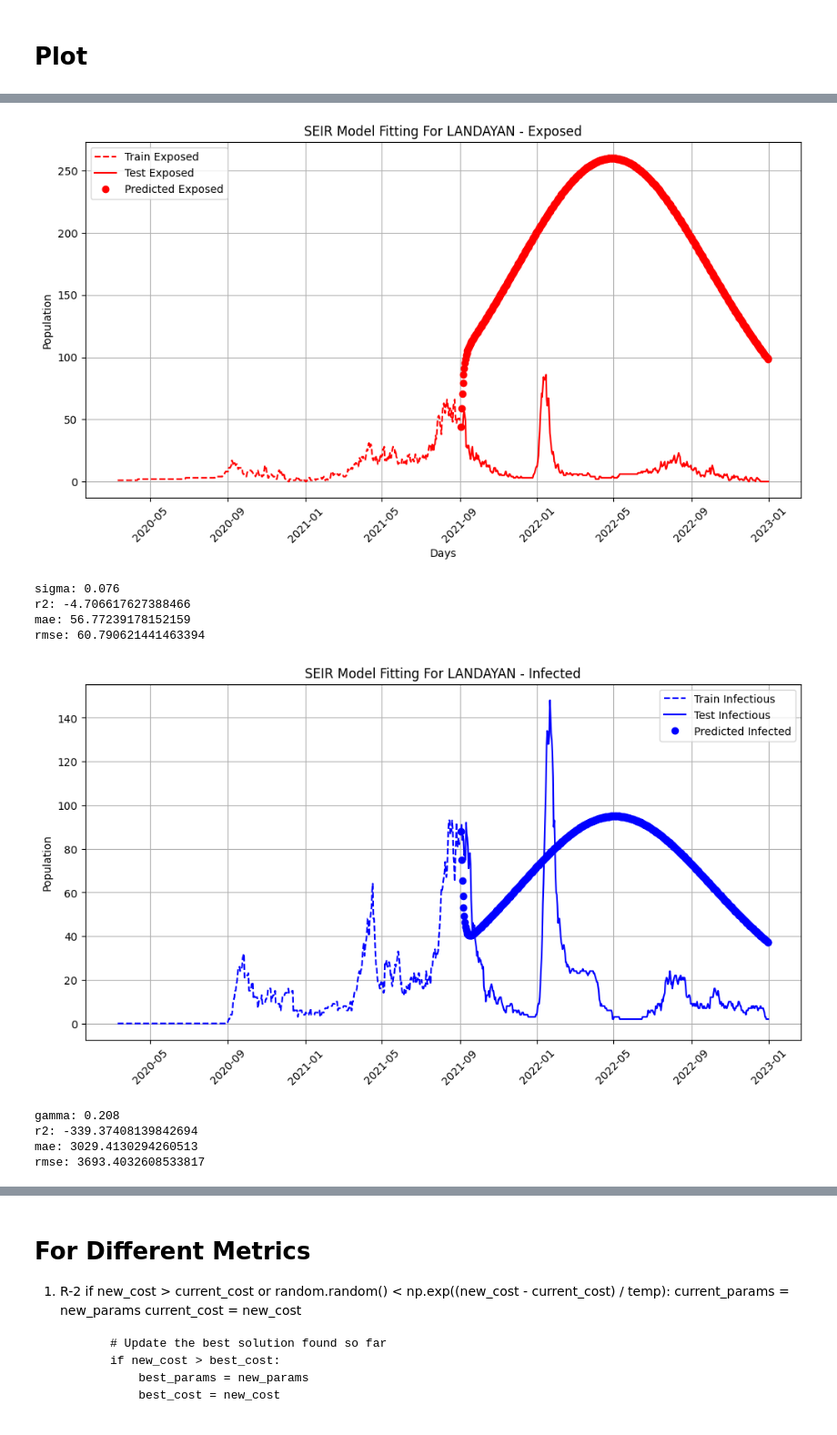
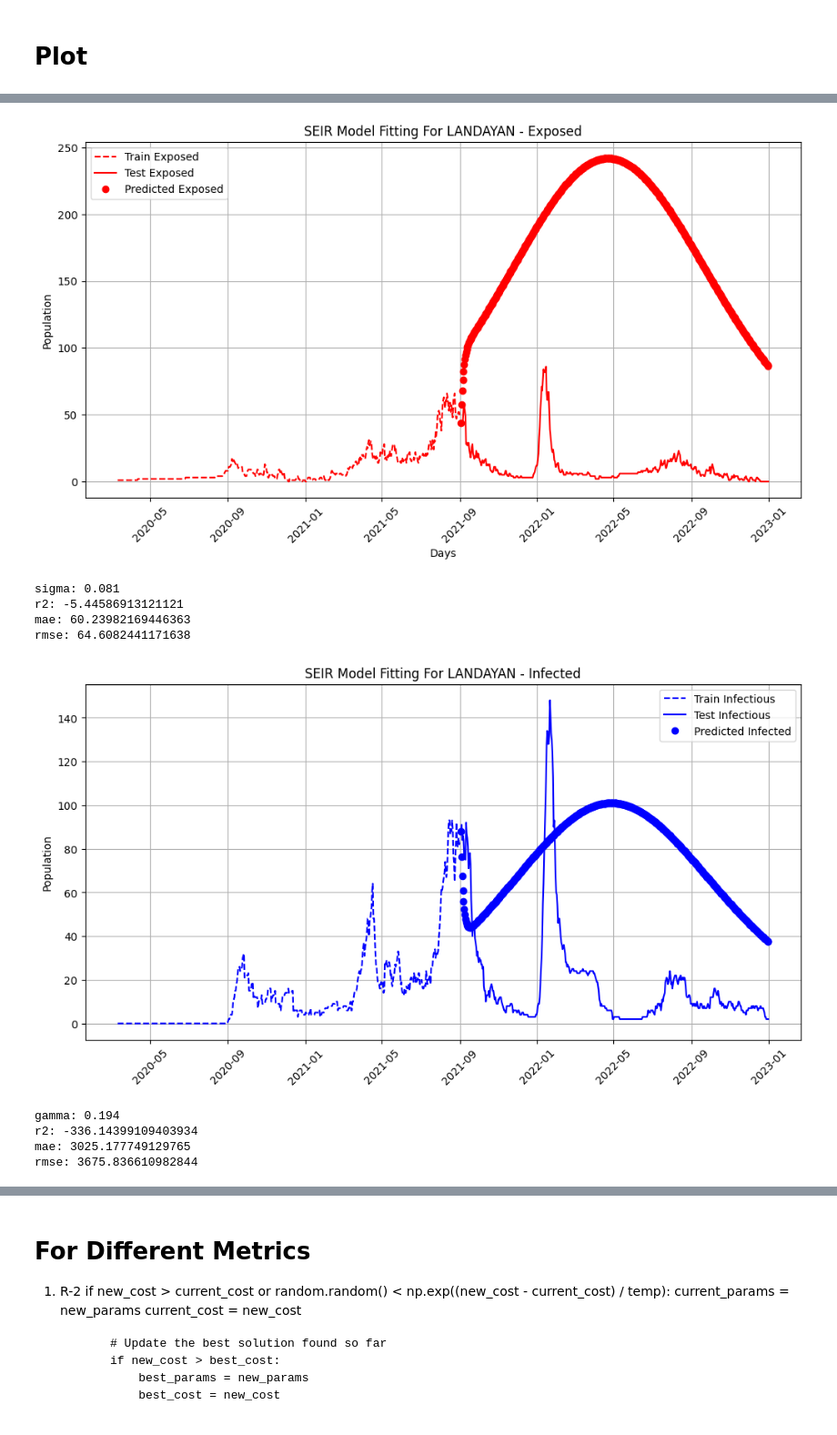
Before and after one commit to j-r-myG/SEIR_Modelling, a Jupyter notebook: sim_anneal_v2.ipynb, the cells around one changed output, grey strips where cells are left out. Shown at 91% size. Drawn from its saved outputs; the diff is of its cells as text; code cells hidden in the pictures.

```diff
--- a/sim_anneal_v2.ipynb
+++ b/sim_anneal_v2.ipynb
@@ -233,24 +233,24 @@ Final Temp: 4.32e-02
 # %%
 '''
 Compartment: E
-Best parameters: Beta=0.241, Sigma=0.171, Gamma=0.220
-Best cost: 43.62
-Final Temp: 4.32e-02
+Best parameters: Beta=0.224, Sigma=0.146, Gamma=0.203
+Best cost: 42.00
+Final Temp: 1.01e+00
 
 
 Compartment: I
-Best parameters: Beta=0.269, Sigma=0.070, Gamma=0.221
-Best cost: 126.23
-Final Temp: 4.32e-02
+Best parameters: Beta=0.266, Sigma=0.081, Gamma=0.223
+Best cost: 127.16
+Final Temp: 1.01e+00
 
 
 Compartment: R
-Best parameters: Beta=0.241, Sigma=0.076, Gamma=0.208
-Best cost: 354.04
-Final Temp: 4.32e-02
+Best parameters: Beta=0.224, Sigma=0.081, Gamma=0.194
+Best cost: 361.99
+Final Temp: 1.01e+00
 '''
 
-o_beta, o_sigma, o_gamma = 0.241, 0.076, 0.208 # from best params
+o_beta, o_sigma, o_gamma = 0.224, 0.081, 0.194 # from best params
 
 observed_main = test_data.copy()
 
@@ -348,13 +348,13 @@ rmse: 189.7531300909794
-[figure, old version]
+[figure, new version]
-sigma: 0.076
-r2: -4.706617627388466
-mae: 56.77239178152159
-rmse: 60.790621441463394
+sigma: 0.081
+r2: -5.44586913121121
+mae: 60.23982169446363
+rmse: 64.6082441171638
-[figure, old version]
+[figure, new version]
-gamma: 0.208
-r2: -339.37408139842694
-mae: 3029.4130294260513
-rmse: 3693.4032608533817
+gamma: 0.194
+r2: -336.14399109403934
+mae: 3025.177749129765
+rmse: 3675.836610982844
 [figure]
 # %%
 rec_max = df_observed_data[df_observed_data['count_Recovered']==df_observed_data['count_Recovered']].max()
```
Also changed, not shown: parts of 4 cells of this notebook.
